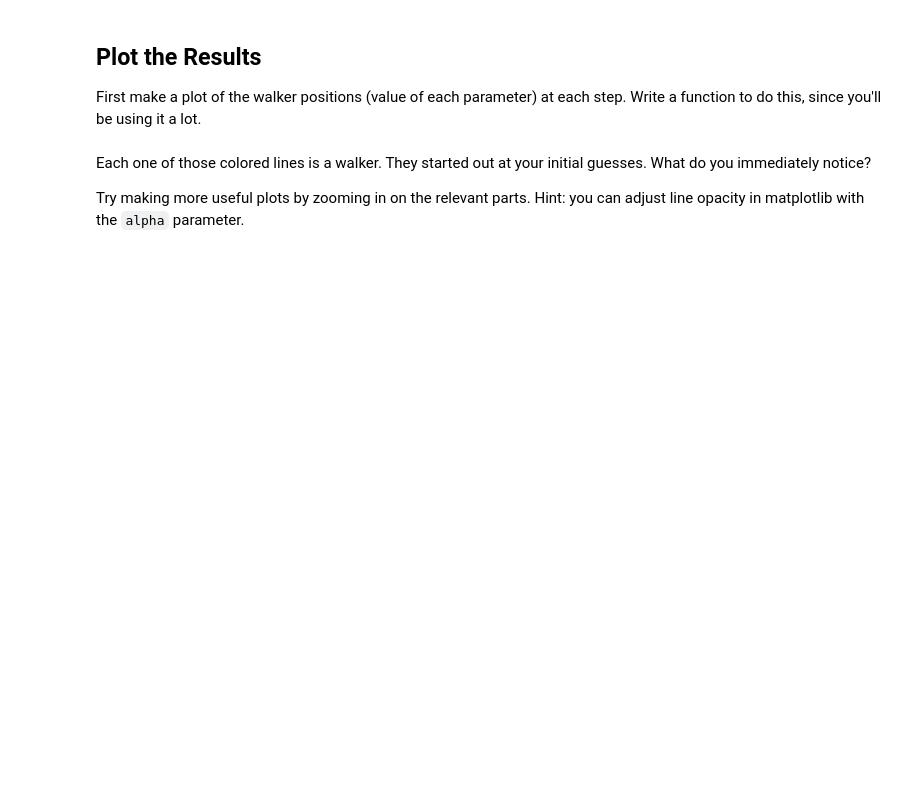
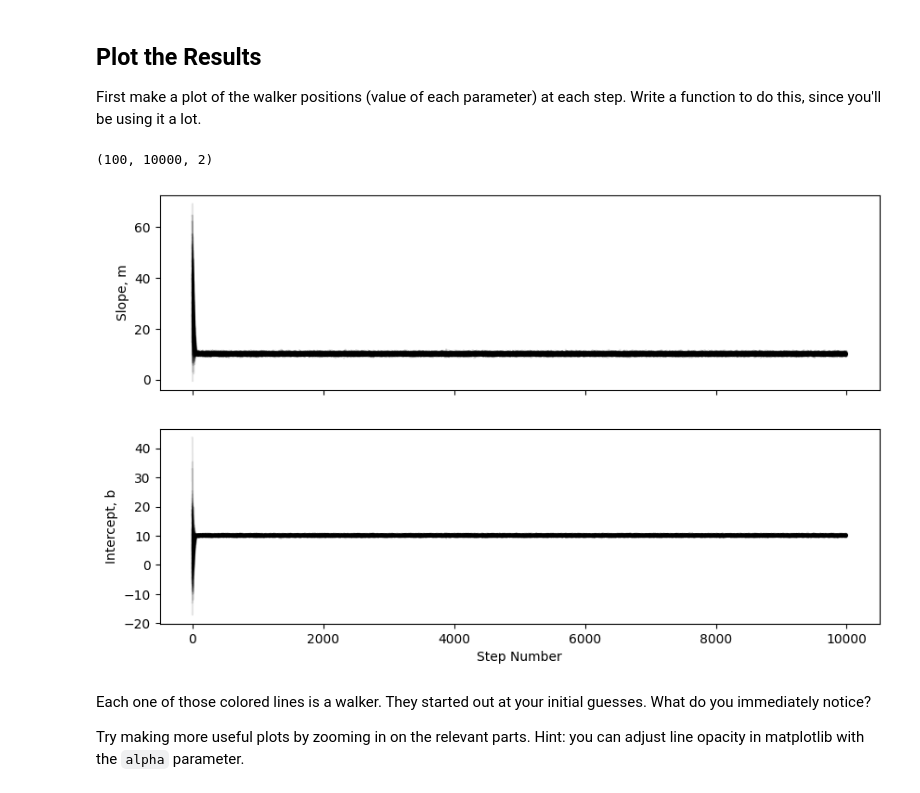
Before and after one commit to ASTR154/bayesian-statistics, a Jupyter notebook: mcmc_line_fitting.ipynb, the cells around one changed output. Drawn from its saved outputs; the diff is of its cells as text; code cells hidden in the pictures; blank space fills up the shorter version.

```diff
--- a/mcmc_line_fitting.ipynb
+++ b/mcmc_line_fitting.ipynb
@@ -43,16 +60,16 @@ This time we will use the `emcee` package that you imported above to sample the
 Note, we will initialise the sampler in #1.5
 # %%
 n_walkers = 100
-n_params =  # complete
-args =  # complete
+n_params = 2 # complete
+args = (x, y, dy) # complete
 # %% [markdown]
 ## Setup random initial guesses for the starting positions
 
 You'll need to give initial guesses for each walker, which you can draw randomly from the prior.
 # %%
-m_random =  # complete
-b_random =  # complete
-initial_guesses =  # complete
+m_random = 40 # complete
+b_random = 10 # complete
+initial_guesses = np.array([m_random, b_random]) # complete
 # %% [markdown]
 ## Initialize and run!
 
@@ -65,0 +77,14 @@ sampler.run_mcmc(  # complete
+# %%
+# initialize the sampler
+sampler = emcee.EnsembleSampler(
+    nwalkers = n_walkers,
+    ndim = n_params,
+    log_prob_fn = log_posterior,
+    args = args
+)
+
+# Generate initial positions for all walkers - add a small random scatter around the initial guess
+pos = initial_guesses + 1e1 * np.random.randn(n_walkers, n_params)
+
+# run!
+sampler.run_mcmc(pos, int(1e4))
@@ -69,29 +112,32 @@ First make a plot of the walker positions (value of each parameter) at each step
 # %%
 print(sampler.chain.shape)  # check that this has dimensions (n_walkers, n_steps, n_params)
 
 def chain_plots(chain, **kwargs):
     """
     Plot the histories for each walker in sampler.chain
 
     Parameters
     ----------
     chain: ndarray
         3D array given by sampler.flatchain, with shape (n_walkers, n_steps, n_params)
     kwargs: `.Line2D` properties, optional
         All keyword arguments are passed to `pyplot.plot`
     """
+    # Check if n_burn is in kwargs and extract it, otherwise use default
+    n_burn = kwargs.pop('n_burn', -1)  # Default to 0 if not provided
+    fig, axes = plt.subplots(nrows=2, figsize=(10, 6), sharex=True)
 
-    plt.figure()
-    plt.plot(  # complete
-    plt.xlabel('Step Number')
-    plt.ylabel('Slope, m')
-
-    plt.figure()
-    plt.plot(  # complete
-    plt.xlabel('Step Number')
-    plt.ylabel('Intercept, b')
+    for i in range(chain.shape[0]):
+        axes[0].plot(chain[i, 0:n_burn, 0], color='k', alpha=0.1, **kwargs)
+        axes[1].plot(chain[i, 0:n_burn, 1], color='k', alpha=0.1, **kwargs)
+    axes[0].set_ylabel('Slope, m')
+    axes[1].set_ylabel('Intercept, b')
+    axes[1].set_xlabel('Step Number')
 
 chain_plots(sampler.chain)
+# %% [output]
+(100, 10000, 2)
+[figure, added]
 # %% [markdown]
 Each one of those colored lines is a walker. They started out at your initial guesses. What do you immediately notice?
 
```
Also changed, not shown: parts of 9 cells of this notebook, 1 other file.
